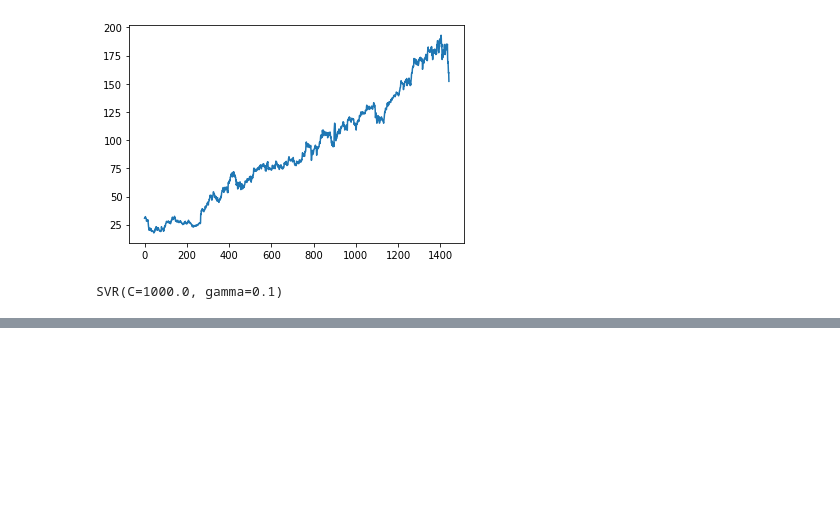
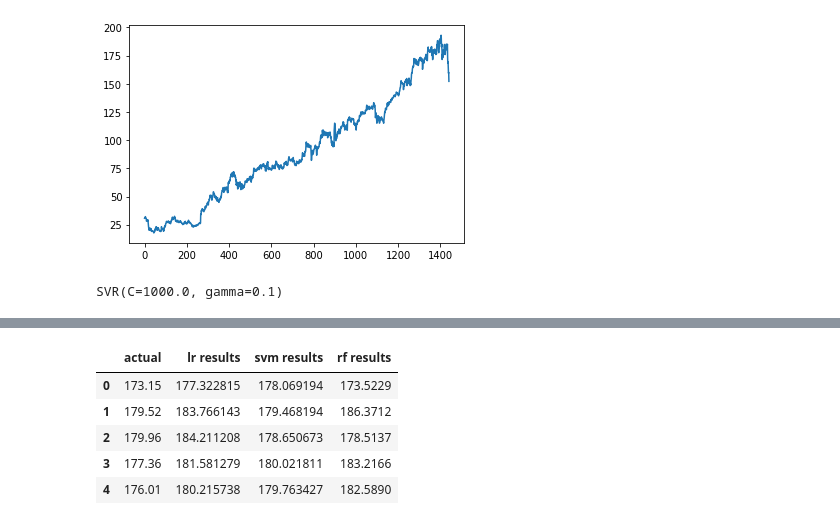
Before and after one commit to klokesh656/Delhi-house-price-prediction, a Jupyter notebook: stock_price_prediction.ipynb, the cells around one changed output, grey strips where cells are left out. Cells and saved outputs as stored; diff of their text form; code cells hidden in the pictures; blank space fills up the shorter version.

```diff
--- a/stock_price_prediction.ipynb
+++ b/stock_price_prediction.ipynb
@@ -135,0 +145,13 @@ random forest confidence 0.9824288586072641
+# %%
+import seaborn as sns
+sns.set_theme(style="whitegrid")
+data1=np.stack((x_forecast_new,lr_result,svm_prediction, rf_result), axis=1)
+new_df = pd.DataFrame(data1, columns=['actual','lr results','svm results','rf results'])
+new_df.head()
+# %% [output]
+|  | actual | lr results | svm results | rf results |
+| 0 | 173.15 | 177.322815 | 178.069194 | 173.5229 |
+| 1 | 179.52 | 183.766143 | 179.468194 | 186.3712 |
+| 2 | 179.96 | 184.211208 | 178.650673 | 178.5137 |
+| 3 | 177.36 | 181.581279 | 180.021811 | 183.2166 |
+| 4 | 176.01 | 180.215738 | 179.763427 | 182.5890 |
```
Also changed, not shown: parts of 11 cells of this notebook.
